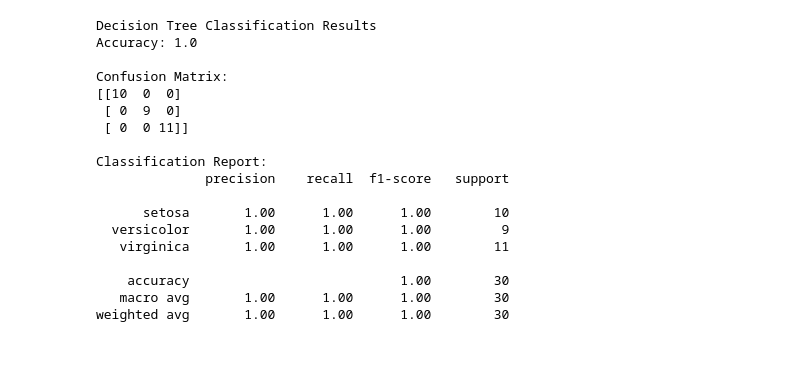
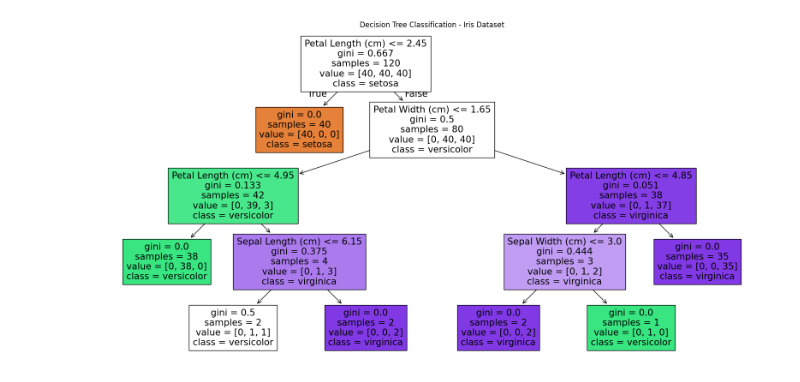
Before and after one commit to SindujaMurugaraja/Machine-Learning-Experiments, a Jupyter notebook: ML_EX3.ipynb, the cells around one changed output. Cells and saved outputs as stored; diff of their text form; code cells hidden in the pictures; blank space fills up the shorter version.

```diff
--- a/ML_EX3.ipynb
+++ b/ML_EX3.ipynb
@@ -99,9 +68,10 @@ X_train, X_test, y_train, y_test = train_test_split(
     X,
     y,
     test_size=0.2,
-    random_state=42
+    random_state=42,
+    stratify=y
 )
 
-print("Training data shape:", X_train.shape)
-print("Testing data shape:", X_test.shape)
+print("Training data:", X_train.shape)
+print("Testing data:", X_test.shape)
 # %% [output]
@@ -160,28 +145,14 @@ weighted avg       1.00      1.00      1.00        30
-# %%
-print("Decision Tree Classification Results")
-print("Accuracy:", accuracy)
-
-print("\nConfusion Matrix:")
-print(cm)
-
-print("\nClassification Report:")
-print(classification_report(y_test, y_pred))
-# %% [output]
-Decision Tree Classification Results
-Accuracy: 1.0
-
-Confusion Matrix:
-[[10  0  0]
- [ 0  9  0]
- [ 0  0 11]]
-
-Classification Report:
-              precision    recall  f1-score   support
-
-      setosa       1.00      1.00      1.00        10
-  versicolor       1.00      1.00      1.00         9
-   virginica       1.00      1.00      1.00        11
-
-    accuracy                           1.00        30
-   macro avg       1.00      1.00      1.00        30
-weighted avg       1.00      1.00      1.00        30
+# %%
+plt.figure(figsize=(20, 10))
+
+plot_tree(
+    model,
+    feature_names=X.columns,
+    class_names=model.classes_,
+    filled=True
+)
+
+plt.title("Decision Tree Classification - Iris Dataset")
+plt.show()
+# %% [output]
+[figure, added]
```
Also changed, not shown: parts of 23 cells of this notebook.
